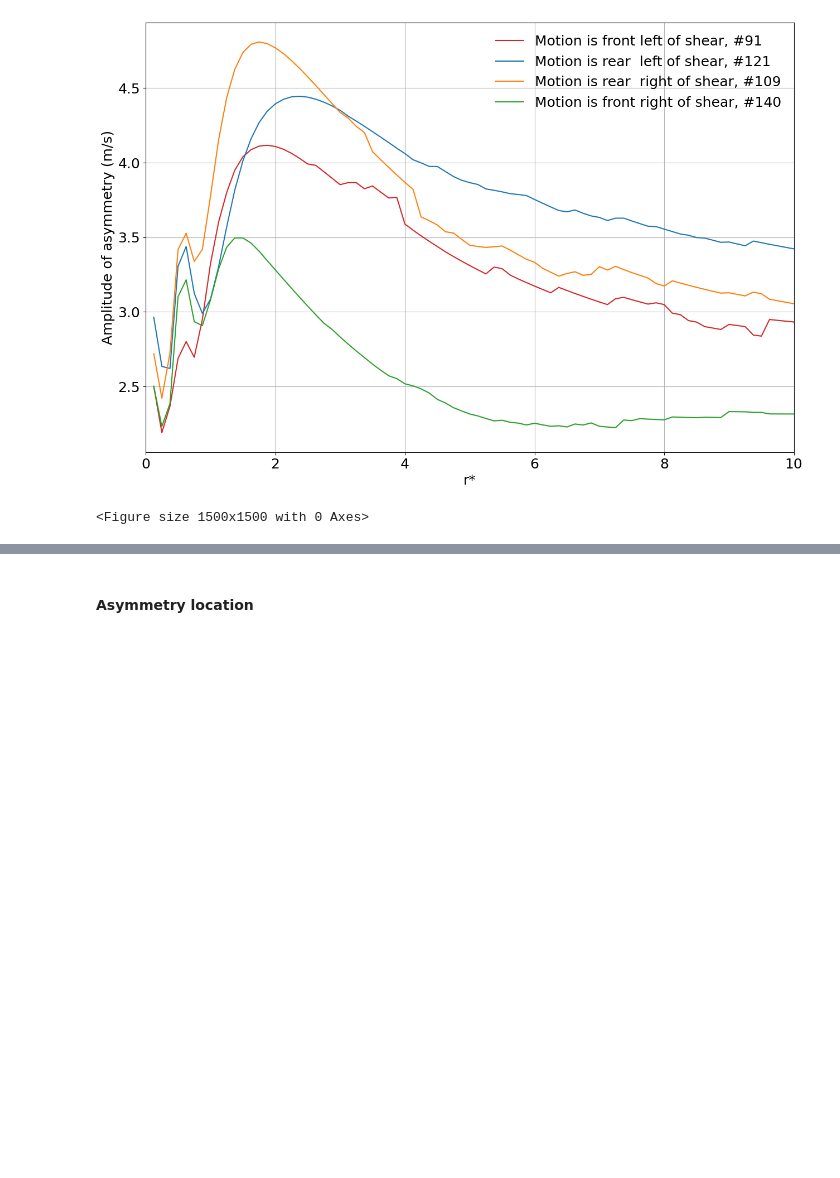
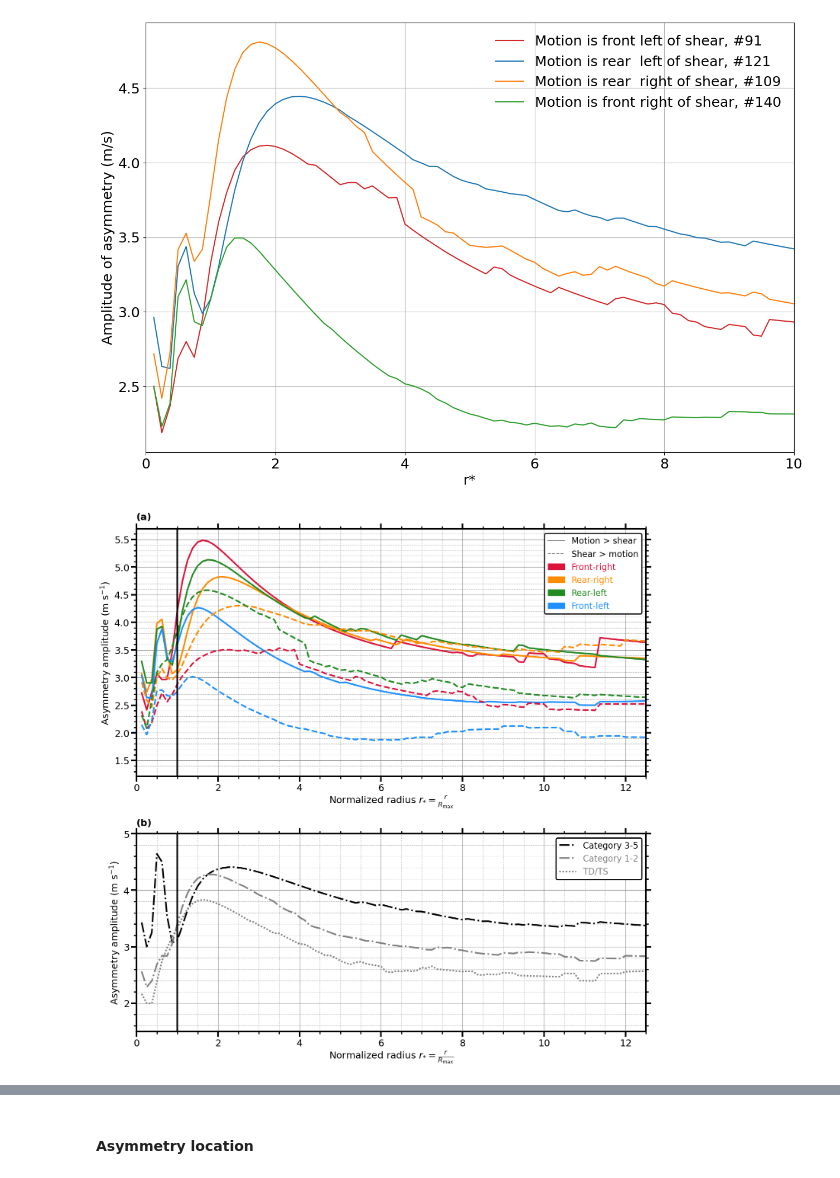
Before and after one commit to Arthur117/TCsLifeMonitFromObs, a Jupyter notebook: winddirection/PRJCT_TCBL/02_ASYMM_SHEAR_MOTION.ipynb, the cells around one changed output, grey strips where cells are left out. Cells and saved outputs as stored; diff of their text form; code cells hidden in the pictures; blank space fills up the shorter version.

```diff
--- a/winddirection/PRJCT_TCBL/02_ASYMM_SHEAR_MOTION.ipynb
+++ b/winddirection/PRJCT_TCBL/02_ASYMM_SHEAR_MOTION.ipynb
@@ -629,9 +657,10 @@ ax1.plot(r_star, dsa3_shr.acn.mean(dim='time'), linewidth=3, label='Shear domina
 ax1.plot(r_star, dsa4_shr.acn.mean(dim='time'), linewidth=3, label='Shear dominates and motion is front right of shear, #{}'.format(len(dsa4_shr.time)), linestyle='dashed', c='dodgerblue')
 # Set plot 1 properties
 ax1.set_xlabel(r'Normalized radius $r_{*} = \frac{r}{R_{\text{max}}}$')
-ax1.set_ylabel('Asymmetry amplitude (m/s)')
+ax1.set_ylabel(r'Asymmetry amplitude (m s$^{-1}$)')
 ax1.axvline(1, c='k', linewidth=3)
-# ax1.set_xlim(0, 10); ax1.set_ylim(1.8, 6.4)
+ax1.set_xlim(0, 12.5)
+# ax1.set_ylim(1.8, 6.4)
 ax1.minorticks_on()
 ax1.grid(which='major', linestyle='-', color='gray')
 ax1.grid(which='minor', linestyle=':', color='gray')
@@ -654,9 +683,17 @@ color_handles = [
 ]
 all_handles = [motion_dom_legend, shear_dom_legend] + color_handles
 all_labels = ['Motion > shear', 'Shear > motion'] + [p.get_label() for p in color_handles]
-legend1 = ax1.legend(handles=all_handles, labels=all_labels, loc='upper right', frameon=True)
-legend1.get_frame().set_edgecolor('black')
-legend1.get_frame().set_linewidth(2)
+legend1 = ax1.legend(
+    handles=all_handles,
+    labels=all_labels,
+    loc='upper right',
+    frameon=True,
+    fancybox=True,      # Rounded corners
+    framealpha=1.0,     # Opaque background
+    edgecolor='black',  # Border color
+    fontsize=16         # Match your ax1 requirement
+)
+legend1.get_frame().set_linewidth(2.0)
 for i, text in enumerate(legend1.get_texts()):
     if i < 2:
         text.set_color('k') # Set a default color for line styles in legend
@@ -676,41 +713,49 @@ cat12 = dsa_.where((dsa_.vmx_2d >= 33) & (dsa_.vmx_2d < 50) & keep, drop=True)
 cat35 = dsa_.where((dsa_.vmx_2d >= 50) & keep, drop=True)
 ax2.text(0.0, 1.03, '(b)', transform=ax2.transAxes, fontsize=18, fontweight='bold', verticalalignment='bottom', horizontalalignment='left')
 # Plot
 ax2.plot(r_star, cat35.acn.mean(dim='time'), linewidth=3, label='Category 3-5', linestyle='dashdot',   c='k')
 ax2.plot(r_star, cat12.acn.mean(dim='time'), linewidth=3, label='Category 1-2', linestyle='dashdot',   c='grey')
 ax2.plot(r_star, td_ts.acn.mean(dim='time'), linewidth=3, label='TD/TS',        linestyle=(0, (1, 1)), c='grey')
-ax2.plot(r_star, A.acn,                      linewidth=3, label='Franklin (2023)',                     c='darkturquoise')
-ax2.plot(r_star, B.acn,                      linewidth=3, label='Saola (2023)',                        c='crimson')
+# ax2.plot(r_star, A.acn,                      linewidth=3, label='Franklin (2023)',                     c='darkturquoise')
+# ax2.plot(r_star, B.acn,                      linewidth=3, label='Saola (2023)',                        c='crimson')
 # Set plot 2 properties
 ax2.set_xlabel(r'Normalized radius $r_{*} = \frac{r}{R_{\text{max}}}$')
-ax2.set_ylabel('Asymmetry amplitude (m/s)')
+ax2.set_ylabel(r'Asymmetry amplitude (m s$^{-1}$)')
 ax2.axvline(1, c='k', linewidth=3)
-# ax2.set_xlim(0, 10)
-ax2.set_ylim(1, 6.5)
-ax2.set_yticks(np.arange(1, 7, 1))
+ax2.set_xlim(0, 12.5)
+# ax2.set_ylim(1, 6.5)
+ax2.set_ylim(1.5, 5)
+ax2.set_yticks(np.arange(2, 6, 1))
 ax2.minorticks_on()
 ax2.grid(which='major', linestyle='-', color='gray')
 ax2.grid(which='minor', linestyle=':', color='gray')
 for spine in ax2.spines.values():
     spine.set_linewidth(3)
     spine.set_edgecolor('black')
 ax2.spines['right'].set_visible(True)
 ax2.spines['top'].set_visible(True)
 ax2.tick_params(which='major', width=3, length=10, top=True, right=True)
 ax2.tick_params(which='minor', width=2, length=5, top=True, right=True)
 
-# Create and style the legend for plot 2
-legend2 = ax2.legend(frameon=True)
+# Legend
+legend2 = ax2.legend(
+    loc='upper right',
+    frameon=True,
+    fancybox=True,      # Rounded corners
+    framealpha=1.0,     # Opaque background
+    edgecolor='black',  # Border color
+    fontsize=16         # Readable text
+)
+legend2.get_frame().set_linewidth(2.0)
 for line, text in zip(legend2.get_lines(), legend2.get_texts()):
     text.set_color(line.get_color())
-legend2.get_frame().set_edgecolor('black')
-legend2.get_frame().set_linewidth(2)
+
 
 # Final adjustments
 plt.tight_layout()
 # plt.show()
 
 # # Save
 # plt.savefig(PTHS['sav_dir'] + 'asym_amp_SAR_rprof.png', bbox_inches='tight');plt.clf()
 # %% [output]
-<Figure size 1500x1500 with 0 Axes>
+[figure, added]
```
Also changed, not shown: parts of 7 cells of this notebook.
